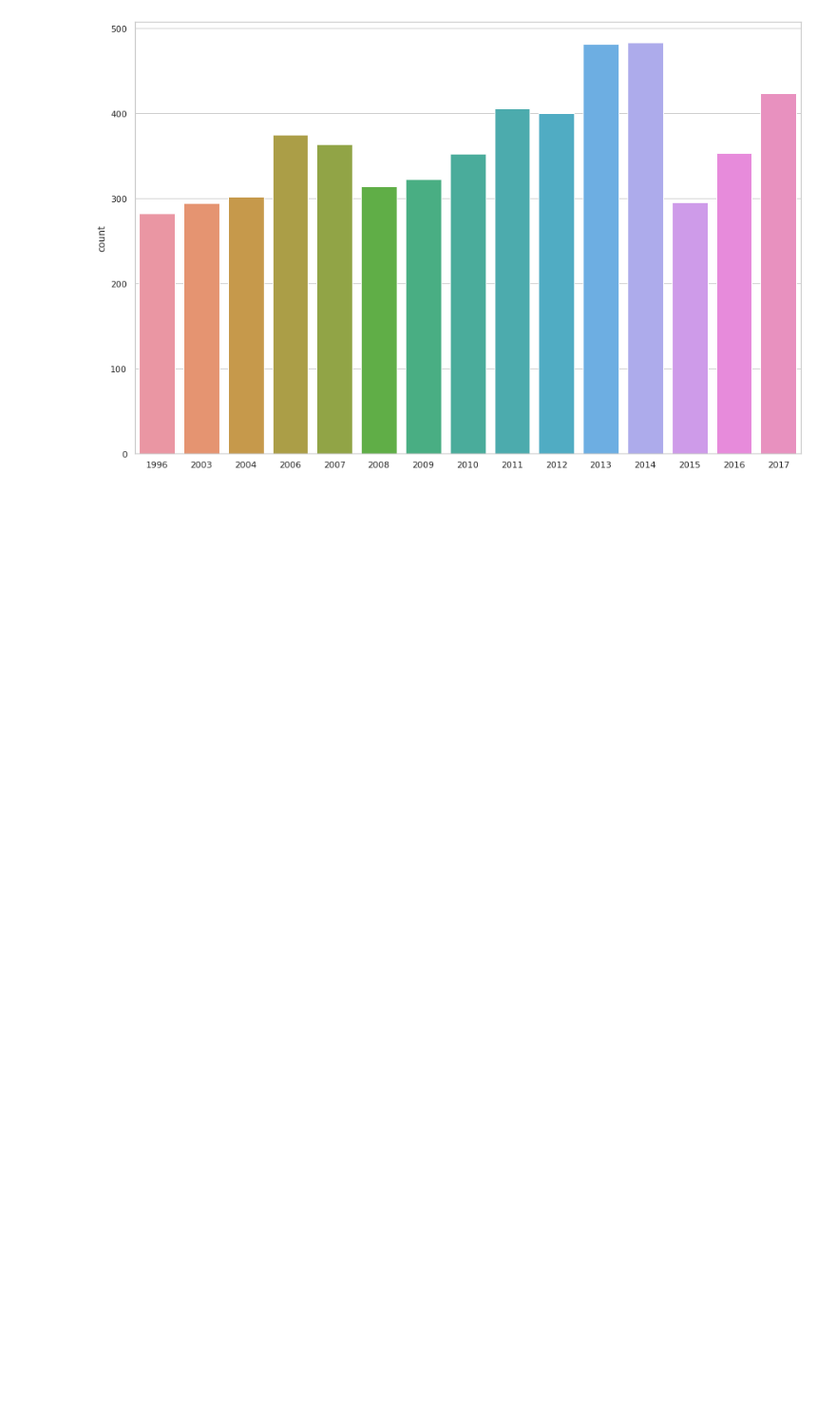
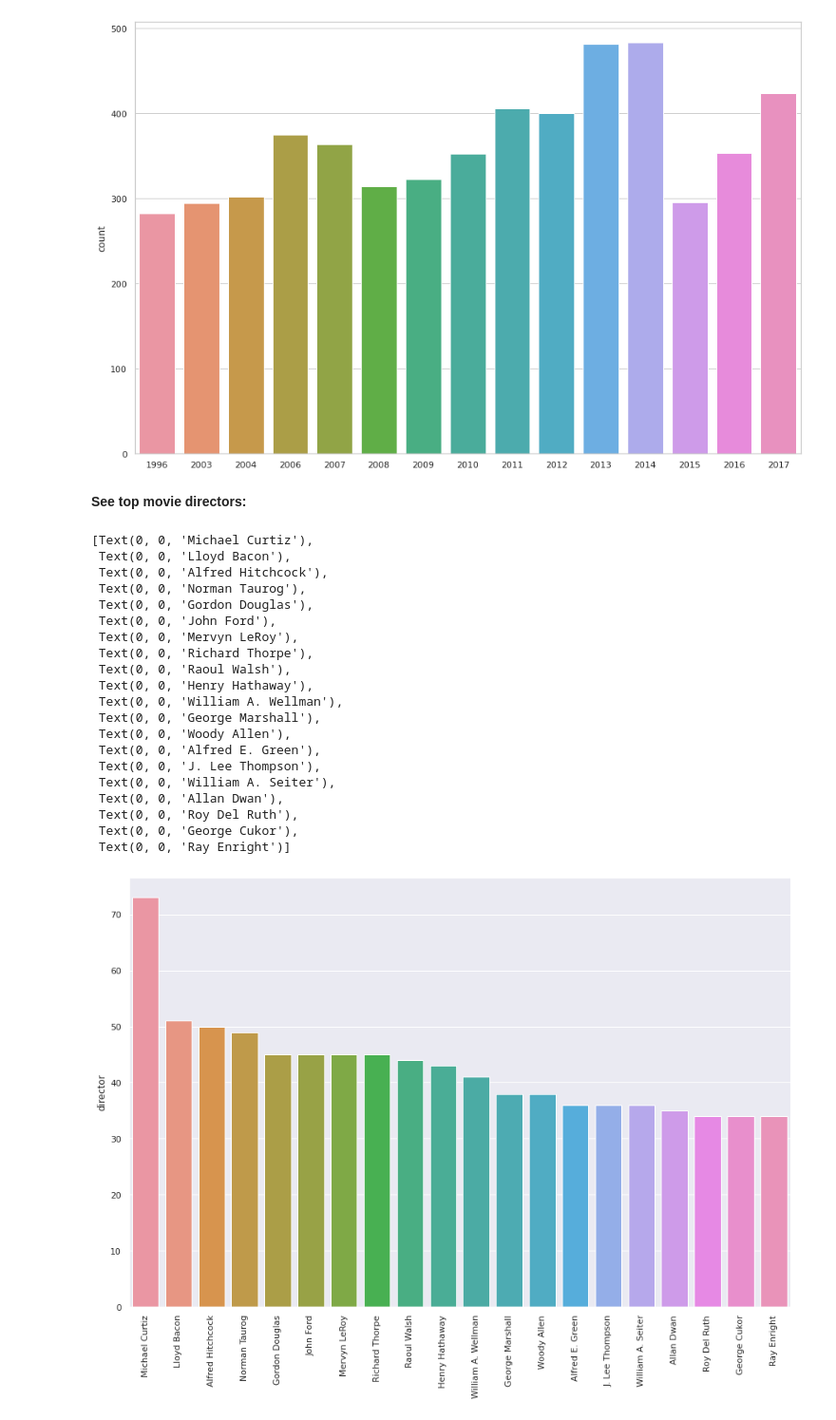
Before and after one commit to ptfrwrd/Explore-movies-and-REC, a Jupyter notebook: Explore_movies_Kaggle.ipynb, the cells around one changed output. Shown at 95% size. Cells and saved outputs as stored; diff of their text form; code cells hidden in the pictures; blank space fills up the shorter version.

```diff
--- a/Explore_movies_Kaggle.ipynb
+++ b/Explore_movies_Kaggle.ipynb
@@ -6,6 +60,6 @@ import seaborn as sns
 # %%
-imdb_ratings = pd.read_csv('IMDb ratings.csv', usecols=['weighted_average_vote', 'imdb_title_id'])
-imdb_movies = pd.read_csv('IMDb movies.csv', usecols = ['title', 'year', 'genre', 'duration', 'country', 'imdb_title_id', 'director', 'language'])
+imdb_ratings = pd.read_csv('data/IMDb ratings.csv', usecols=['weighted_average_vote', 'imdb_title_id'])
+imdb_movies = pd.read_csv('data/IMDb movies.csv', usecols = ['title', 'year', 'genre', 'duration', 'country', 'imdb_title_id', 'director', 'language'])
 ratings = pd.merge(imdb_movies,imdb_ratings, on='imdb_title_id', how='inner')
 ratings
 # %% [output]
@@ -128,8 +197,8 @@ corr
 # %%
-movies_plots_data = pd.read_csv("wiki_movie_plots_deduped.csv", usecols=['Release Year','Title','Plot'])
+movies_plots_data = pd.read_csv('data/wiki_movie_plots_deduped.csv', usecols=['Release Year','Title','Plot'])
 movies_plots_data.drop_duplicates(inplace=True)
 movies_plots_data = movies_plots_data.rename(columns={'Title': 'title', 'Release Year': 'release year', 'Plot': 'plot'})
-ratings = ratings.rename(columns={'Release Year': 'release year'})
+ratings = ratings.rename(columns={'year': 'release year'})
 ratings.drop_duplicates(inplace=True)
 merge_data = movies_plots_data.merge(ratings, how="inner", on=['title','release year'])
 merge_data
@@ -157,3 +234,34 @@ sns.set_color_codes("pastel")
 ax = sns.barplot(x=movies_for_plot.index, y="count", data=movies_for_plot)
 # %% [output]
 [figure]
+# %% [markdown]
+**See top movie directors:**
+# %%
+director_count = merge_data['director'].value_counts().sort_values(ascending=False)
+director_count = pd.DataFrame(director_count)
+top_directors = director_count[0:20]
+plt.figure(figsize=(15,10))
+ax = sns.barplot(x = top_directors.index, y = 'director' , data = top_directors)
+ax.set_xticklabels(ax.get_xticklabels(), rotation=90)
+# %% [output]
+[Text(0, 0, 'Michael Curtiz'),
+ Text(0, 0, 'Lloyd Bacon'),
+ Text(0, 0, 'Alfred Hitchcock'),
+ Text(0, 0, 'Norman Taurog'),
+ Text(0, 0, 'Gordon Douglas'),
+ Text(0, 0, 'John Ford'),
+ Text(0, 0, 'Mervyn LeRoy'),
+ Text(0, 0, 'Richard Thorpe'),
+ Text(0, 0, 'Raoul Walsh'),
+ Text(0, 0, 'Henry Hathaway'),
+ Text(0, 0, 'William A. Wellman'),
+ Text(0, 0, 'George Marshall'),
+ Text(0, 0, 'Woody Allen'),
+ Text(0, 0, 'Alfred E. Green'),
+ Text(0, 0, 'J. Lee Thompson'),
+ Text(0, 0, 'William A. Seiter'),
+ Text(0, 0, 'Allan Dwan'),
+ Text(0, 0, 'Roy Del Ruth'),
+ Text(0, 0, 'George Cukor'),
+ Text(0, 0, 'Ray Enright')]
+[figure, added]
```
Also changed, not shown: parts of 30 cells of this notebook.
